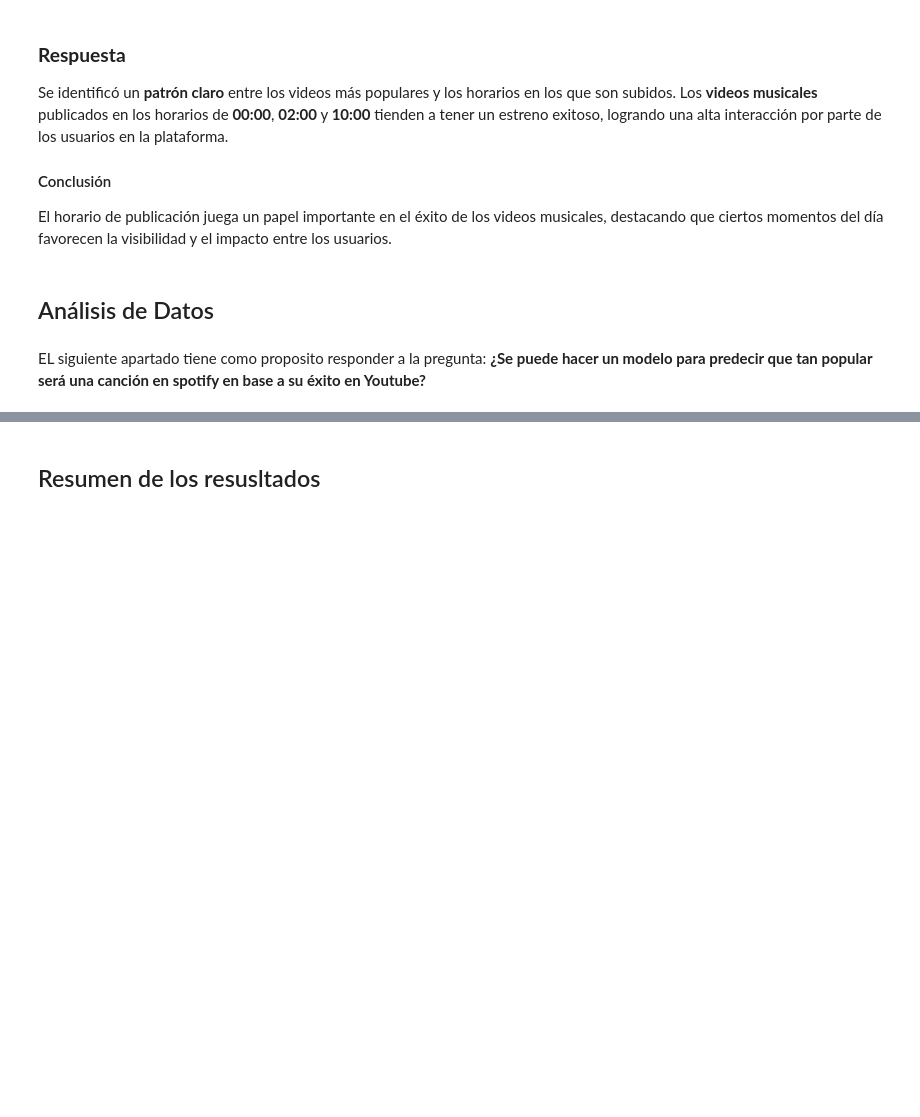
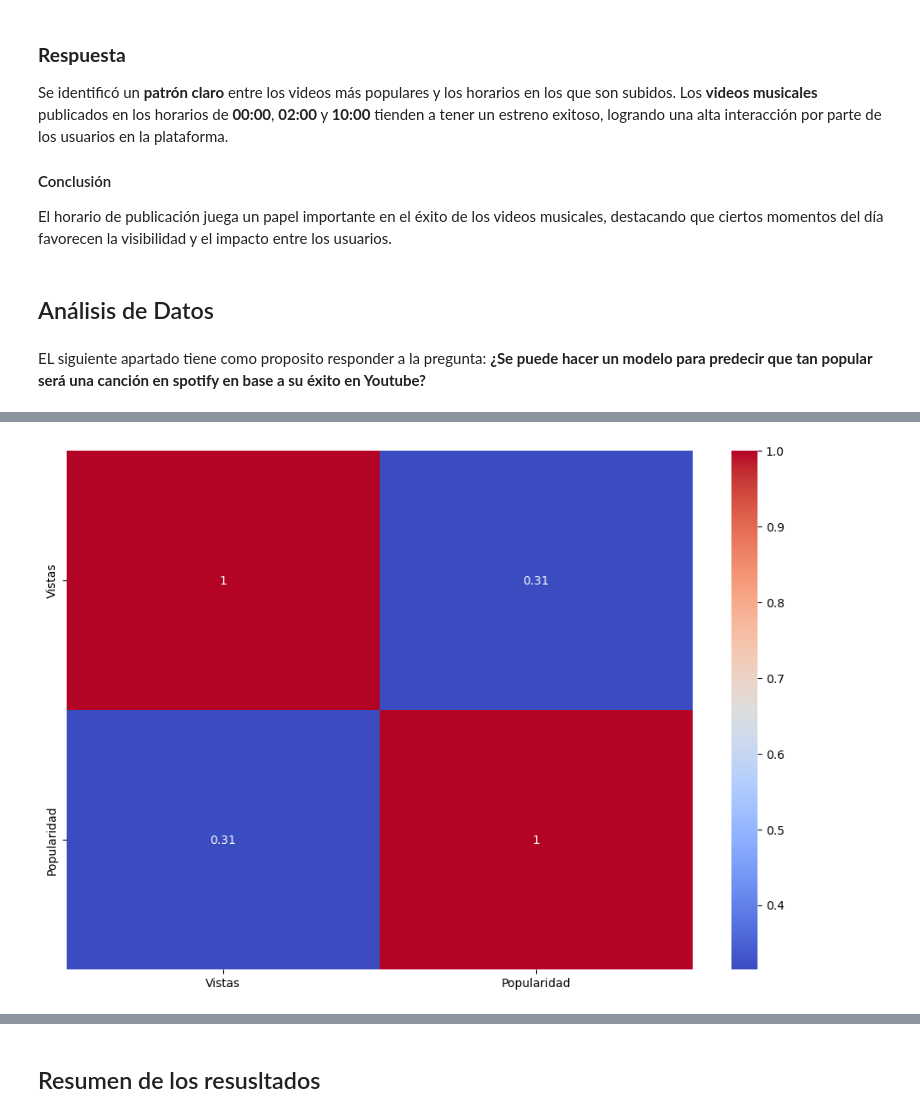
Before and after one commit to wattmoox/Proyecto_Data_Sience, a Jupyter notebook: main.ipynb, the cells around one changed output, grey strips where cells are left out. Saved outputs shown, nothing was run; the diff lists cells and outputs as text; code cells hidden in the pictures; blank space fills up the shorter version.

```diff
--- a/main.ipynb
+++ b/main.ipynb
@@ -733,0 +711,5 @@ NameError: name 'df_sin_outliers' is not defined
+# %%
+df_youtube_spotify = pd.read_csv("data/youtube_en_spotify.csv")
+# %%
+df_youtube_spotify_2 = df_youtube_spotify[["Vistas", "Popularidad"]]
+df_youtube_spotify_2.head()
@@ -733,0 +723,9 @@ NameError: name 'df_sin_outliers' is not defined
+# %%
+# Analisamos las correlaciones
+corr_matrix = df_youtube_spotify_2.corr()
+
+plt.figure(figsize=(12, 8))
+sns.heatmap(corr_matrix, annot=True, cmap='coolwarm')
+plt.show()
+# %% [output]
+[figure, added]
```
Also changed, not shown: parts of 28 cells of this notebook, 2 other files.
